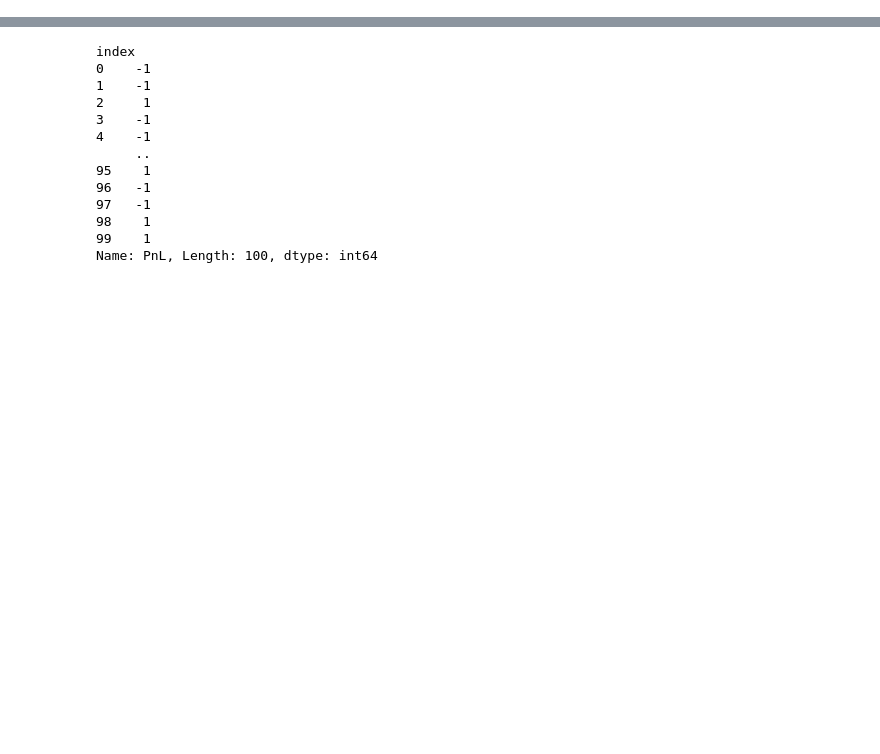
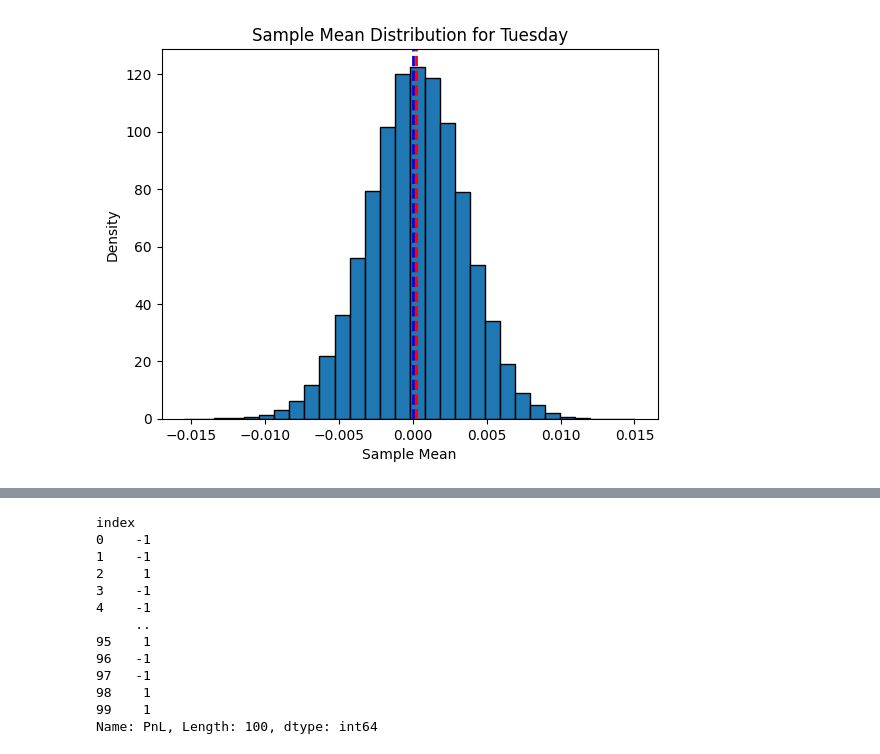
Before and after one commit to satishsolanki0409/finTech-projects, a Jupyter notebook: test.ipynb, the cells around one changed output, grey strips where cells are left out. Cells and saved outputs as stored; diff of their text form; code cells hidden in the pictures; blank space fills up the shorter version.

```diff
--- a/test.ipynb
+++ b/test.ipynb
@@ -19 +18,3 @@ df, dm = ts.get_daily('META')
+# %%
+df, dm = ts.get_daily('META', outputsize='full')
 # %%
@@ -30,0 +75,17 @@ df['day'] = pd.to_datetime(df['index']).dt.day_of_week
+# %%
+# Calculate sample mean distribution
+sample_means = sample_mean_distribution(df[df['day'] == 1]['PnL'], sample_size, num_samples)
+# Calculate the mean of the sample means
+mean_of_sample_means = np.mean(sample_means)
+
+# Add vertical lines at the mean of sample means and at 0
+plt.axvline(mean_of_sample_means, color='red', linestyle='--', linewidth=2, label=f'Mean: {mean_of_sample_means:.2f}')
+plt.axvline(0, color='blue', linestyle='--', linewidth=2, label='0')
+
+plt.hist(sample_means, bins=30, edgecolor='black', density=True)
+plt.title('Sample Mean Distribution for Tuesday')
+plt.xlabel('Sample Mean')
+plt.ylabel('Density')
+plt.show()
+# %% [output]
+[figure, added]
```
Also changed, not shown: parts of 17 cells of this notebook.
